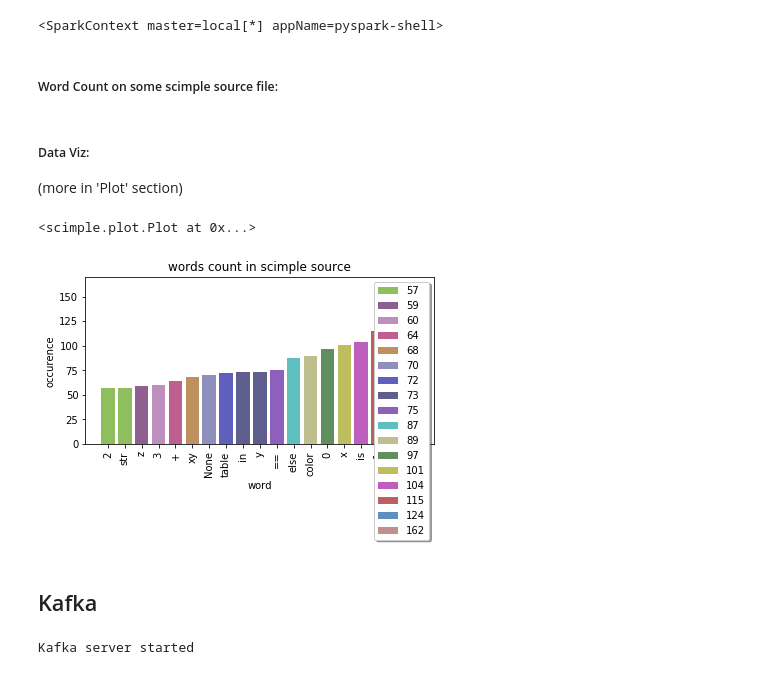
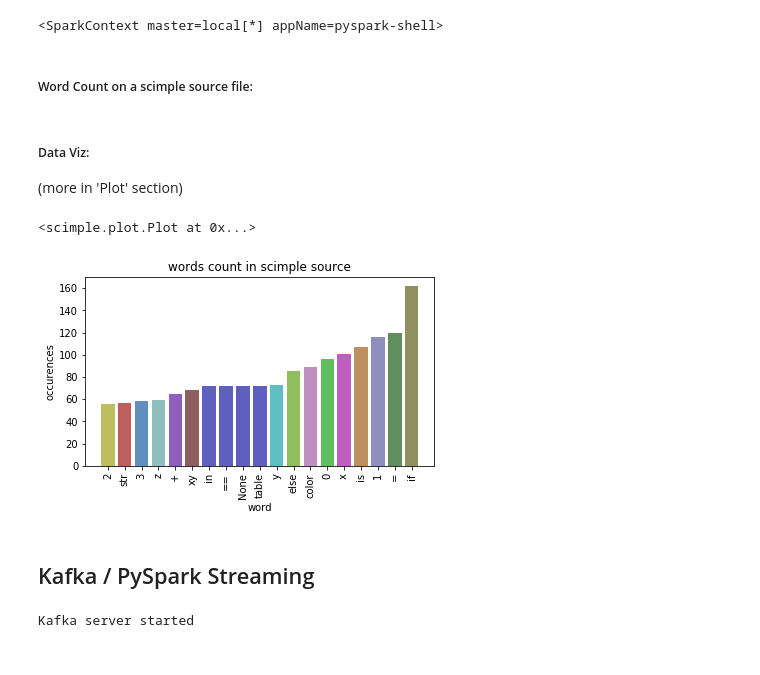
Before and after one commit to ebonnal/scimple, a Jupyter notebook: notebook_example.ipynb, the cells around one changed output. Cells and saved outputs as stored; diff of their text form; code cells hidden in the pictures.

```diff
--- a/notebook_example.ipynb
+++ b/notebook_example.ipynb
@@ -15,7 +17,7 @@ sc
 # %% [output]
 <SparkContext master=local[*] appName=pyspark-shell>
 # %% [markdown]
-##### Word Count on some scimple source file:
+##### Word Count on a scimple source file:
 # %%
 import re
 word_count = sc.textFile('scimple/plot.py').flatMap(lambda line: re.split(r' |:|,|\n|\t|\(|\)|\{|\}|\[|\]|"|\'', line))\
@@ -28,13 +30,13 @@ word_count = sc.textFile('scimple/plot.py').flatMap(lambda line: re.split(r' |:|
 # %%
 from scimple import Plot
 %matplotlib inline
-Plot(title='words count in scimple source', xlabel='word', ylabel='occurence')\
-     .add(word_count[-20:-1], 0, 1, marker='bar', colored_by=1)
+Plot(title='words count in scimple source', xlabel='word', ylabel='occurences')\
+    .add(word_count[-20:-1], 0, 1, marker='bar', colored_by=1, label=None)
 # %% [output]
 <scimple.plot.Plot at 0x...>
-[figure, old version]
+[figure, new version]
 # %% [markdown]
-## Kafka
+## Kafka / PySpark Streaming
 # %%
 from scimple import kafka
 # %%
```
Also changed, not shown: parts of 34 cells of this notebook, 8 other files.
